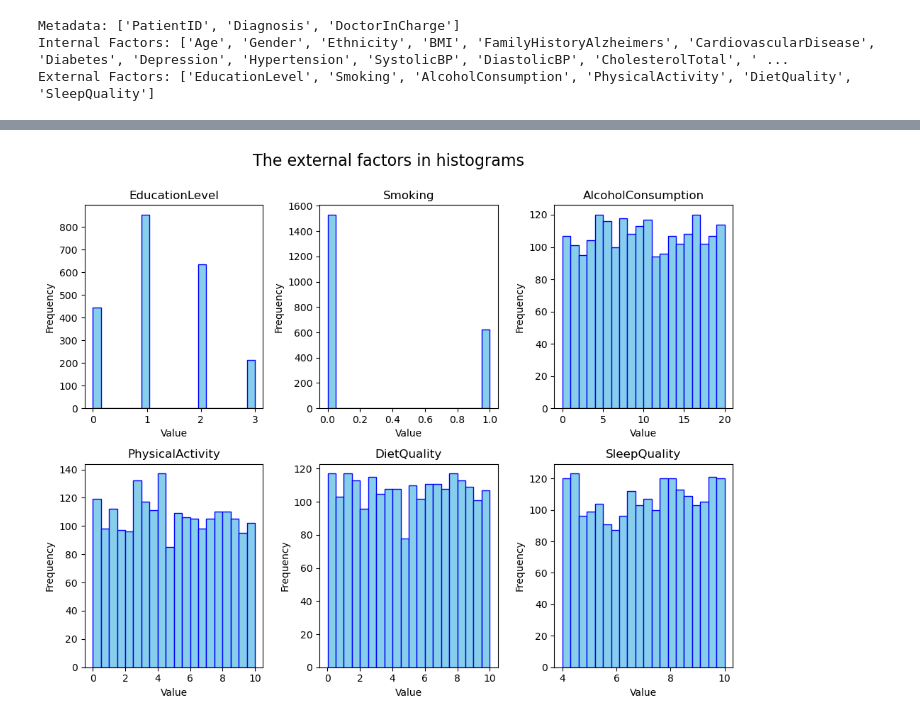
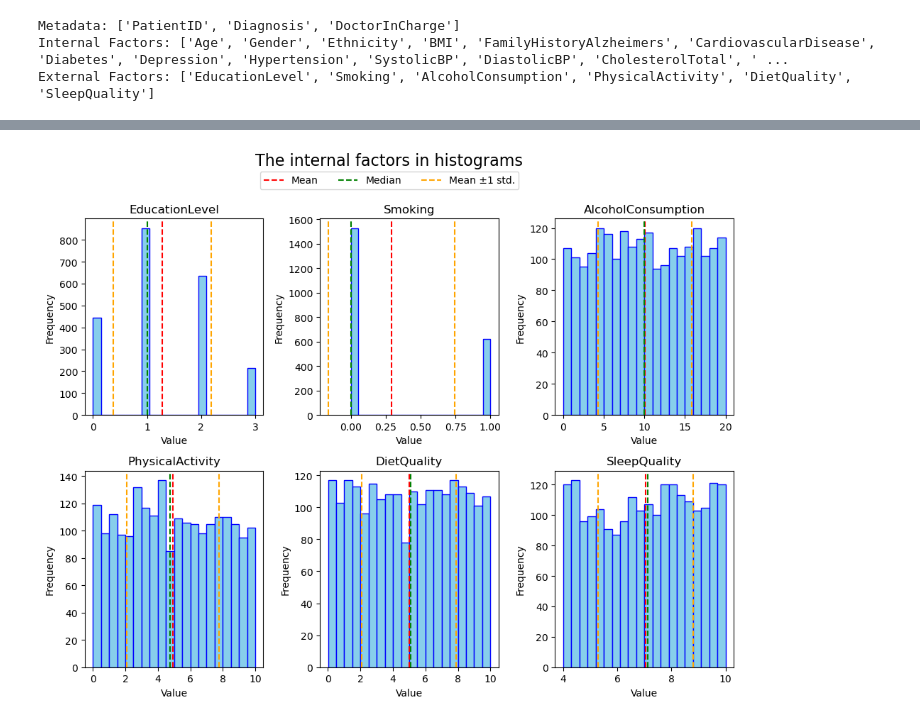
Before and after one commit to niconap/sda-project, a Jupyter notebook: visualisations.ipynb, the cells around one changed output, grey strips where cells are left out. Saved outputs shown, nothing was run; the diff lists cells and outputs as text; code cells hidden in the pictures.

Commit message:
Mention some findings about the columns

```diff
--- a/visualisations.ipynb
+++ b/visualisations.ipynb
@@ -53,7 +55,7 @@ internal_factors_keys = [
     "CholesterolHDL", "CholesterolTriglycerides", "MMSE", "FunctionalAssessment",
     "MemoryComplaints", "BehavioralProblems", "ADL", "Confusion",
     "Disorientation", "PersonalityChanges", "DifficultyCompletingTasks",
-    "Forgetfulness"
+    "Forgetfulness", "HeadInjury"
 ]
 external_factors_keys = ["EducationLevel", "Smoking", "AlcoholConsumption",
                          "PhysicalActivity", "DietQuality", "SleepQuality"]
@@ -79,8 +81,21 @@ fig, axes = plt.subplots(rows, columns, figsize=(10, rows * 4))
 fig.suptitle('The internal factors in histograms', fontsize=16)
 axes = axes.flatten()
 
+mean_line = Line2D([0], [0], color='red', linestyle='dashed', label='Mean')
+median_line = Line2D([0], [0], color='green', linestyle='dashed', label='Median')
+std_line = Line2D([0], [0], color='orange', linestyle='dashed', label='Mean ±1 std.')
+
 for i, (key, values) in enumerate(internal_factors.items()):
     axes[i].hist(values, bins=20, color='skyblue', edgecolor='blue')
+    mean = np.mean(values)
+    std = np.std(values)
+    median = np.median(values)
+
+    axes[i].axvline(mean, color='red', linestyle='dashed')
+    axes[i].axvline(median, color='green', linestyle='dashed')
+    axes[i].axvline(mean + std, color='orange', linestyle='dashed')
+    axes[i].axvline(mean - std, color='orange', linestyle='dashed')
+
     axes[i].set_title(key)
     axes[i].set_xlabel('Value')
     axes[i].set_ylabel('Frequency')
@@ -88,6 +103,9 @@ for i, (key, values) in enumerate(internal_factors.items()):
 for j in range(i + 1, len(axes)):
     axes[j].axis('off')
 
-plt.tight_layout(rect=[0, 0, 1, 0.98])
+fig.legend(handles=[mean_line, median_line, std_line], loc='upper center',
+           ncol=3, bbox_to_anchor=(0.5, 0.975))
+
+plt.tight_layout(rect=[0, 0, 1, 0.975])
 plt.show()
 # %% [output]
@@ -95,23 +113,39 @@ plt.show()
 # %%
-# Plot the external factors into an image with two columns
+# Plot the internal factors into an image with two columns
 num_plots = len(external_factors)
 columns = 3
 rows = (num_plots + columns - 1) // columns
 
 fig, axes = plt.subplots(rows, columns, figsize=(10, rows * 4))
-fig.suptitle('The external factors in histograms', fontsize=16)
+fig.suptitle('The internal factors in histograms', fontsize=16)
 axes = axes.flatten()
+
+mean_line = Line2D([0], [0], color='red', linestyle='dashed', label='Mean')
+median_line = Line2D([0], [0], color='green', linestyle='dashed', label='Median')
+std_line = Line2D([0], [0], color='orange', linestyle='dashed', label='Mean ±1 std.')
 
 for i, (key, values) in enumerate(external_factors.items()):
     axes[i].hist(values, bins=20, color='skyblue', edgecolor='blue')
+    mean = np.mean(values)
+    std = np.std(values)
+    median = np.median(values)
+
+    axes[i].axvline(mean, color='red', linestyle='dashed')
+    axes[i].axvline(median, color='green', linestyle='dashed')
+    axes[i].axvline(mean + std, color='orange', linestyle='dashed')
+    axes[i].axvline(mean - std, color='orange', linestyle='dashed')
+
     axes[i].set_title(key)
     axes[i].set_xlabel('Value')
     axes[i].set_ylabel('Frequency')
 
 for j in range(i + 1, len(axes)):
     axes[j].axis('off')
 
-plt.tight_layout(rect=[0, 0, 1, 0.98])
+fig.legend(handles=[mean_line, median_line, std_line], loc='upper center',
+           ncol=3, bbox_to_anchor=(0.5, 0.955))
+
+plt.tight_layout(rect=[0, 0, 1, 0.955])
 plt.show()
 # %% [output]
-[figure, old version]
+[figure, new version]
```
Also changed, not shown: parts of 6 cells of this notebook.
